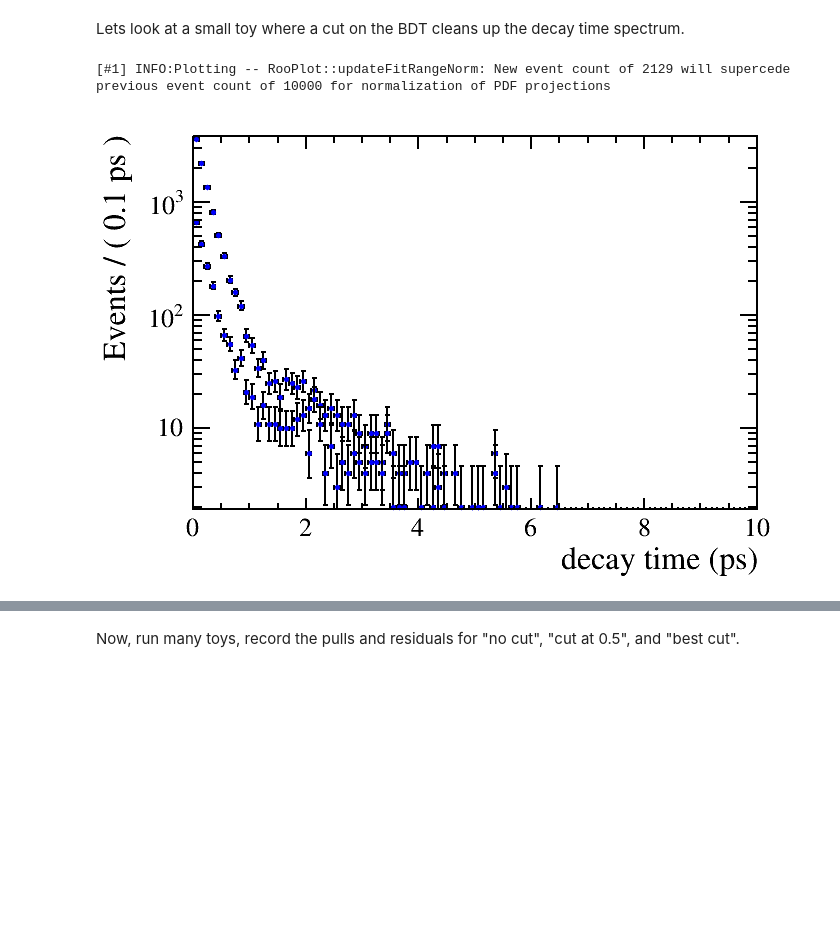
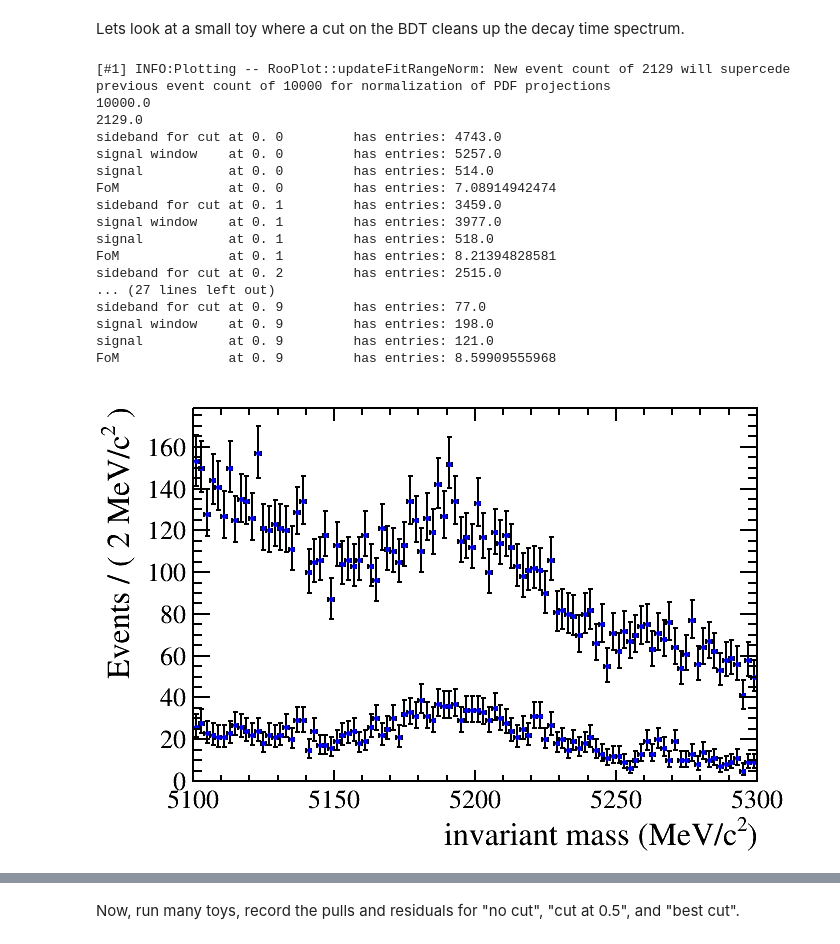
Before and after one commit to pseyfert/ToyFits, a Jupyter notebook: cutoptimisation-part3-sfit.ipynb, the cells around one changed output, grey strips where cells are left out. Cells and saved outputs as stored; diff of their text form; code cells hidden in the pictures; blank space fills up the shorter version.

```diff
--- a/cutoptimisation-part3-sfit.ipynb
+++ b/cutoptimisation-part3-sfit.ipynb
@@ -85,26 +112,58 @@ Lets look at a small toy where a cut on the BDT cleans up the decay time spectru
 # %%
 SIMEVTS = 10000#0
 NTOYS = 1000
 truesigyield = SIMEVTS*(sigyield.getVal()/(sigyield.getVal()+bkgyield.getVal()))
 def gentoy():
     toydata = combPDF.generate(RooArgSet(bdt,mass,time),SIMEVTS)
     return toydata
 toydata = gentoy()
 from ROOT import TCanvas, RooCmdArg
 from ROOT.RooFit import Cut
 c = TCanvas()
-frame = time.frame()
+frame = mass.frame()
 toydata.plotOn(frame)
 smalldata = toydata.reduce(Cut("BDT>0.5"))
 smalldata.plotOn(frame)#,Cut("BDT>0.5"))
+print toydata.sumEntries()
+print toydata.sumEntries("BDT>0.5")
+def FOM(data,cut,verbose):
+    import math
+    B = data.sumEntries("BDT>"+str(cut)+"&&(mass<5150||mass>5250)")
+    SpB = data.sumEntries("BDT>"+str(cut)+"&&(mass>5150&&mass<5250)")
+    S = SpB-B
+    FOM = S/math.sqrt(S+B)
+    if verbose:
+        print "sideband for cut at 0.",i,"\t has entries:", B
+        print "signal window    at 0.",i,"\t has entries:", SpB
+        print "signal           at 0.",i,"\t has entries:", S
+        print "FoM              at 0.",i,"\t has entries:", FOM
+    return FOM
+for i in range(10):
+    FOM(toydata,i/10.,True)
 frame.Draw()
-c.SetLogy()
+#c.SetLogy()
 c.Draw()
 destruct_object(toydata)
 destruct_object(smalldata)
 # %% [output]
 [#1] INFO:Plotting -- RooPlot::updateFitRangeNorm: New event count of 2129 will supercede previous event count of 10000 for normalization of PDF projections
+10000.0
+2129.0
+sideband for cut at 0. 0         has entries: 4743.0
+signal window    at 0. 0         has entries: 5257.0
+signal           at 0. 0         has entries: 514.0
+FoM              at 0. 0         has entries: 7.08914942474
+sideband for cut at 0. 1         has entries: 3459.0
+signal window    at 0. 1         has entries: 3977.0
+signal           at 0. 1         has entries: 518.0
+FoM              at 0. 1         has entries: 8.21394828581
+sideband for cut at 0. 2         has entries: 2515.0
+... (27 lines left out)
+sideband for cut at 0. 9         has entries: 77.0
+signal window    at 0. 9         has entries: 198.0
+signal           at 0. 9         has entries: 121.0
+FoM              at 0. 9         has entries: 8.59909555968
-[figure, old version]
+[figure, new version]
 # %% [markdown]
 For automisation, a few helper functions: resetting fit parameters, fitting the toy data (with possible cut on the BDT - the efficiency for the signal as function of cut value is perfectly known, as well as the true signal expected yield), determination of pull in yield and bias.
 
```
Also changed, not shown: parts of 10 cells of this notebook.
